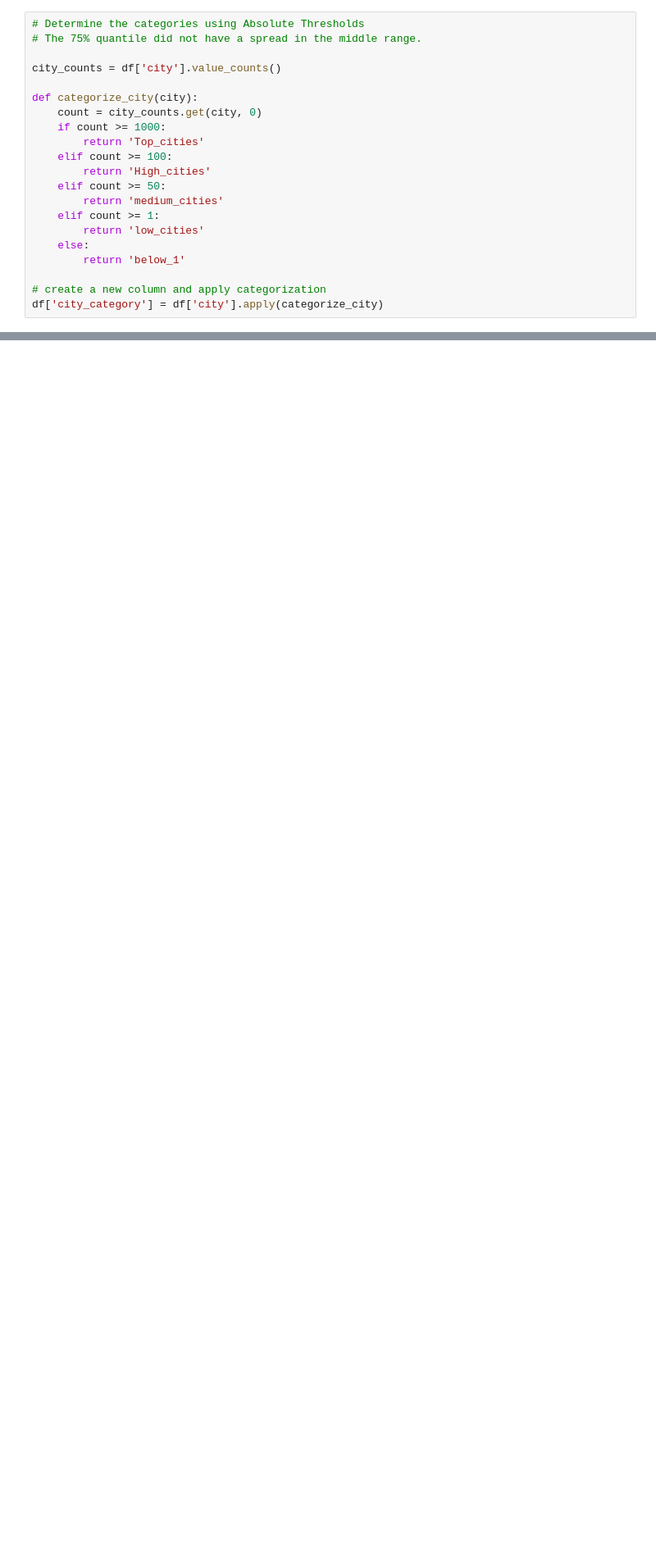
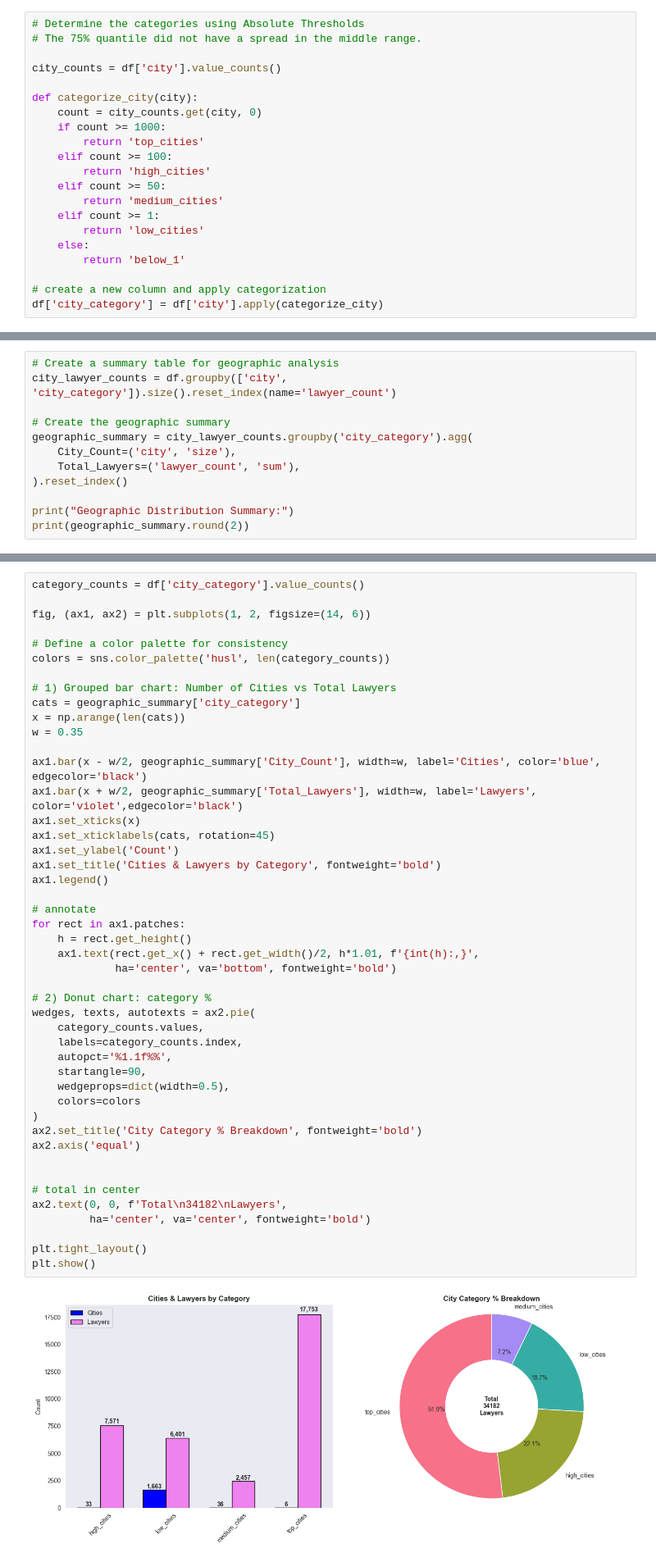
Before and after one commit to MtetoDesigns/Wbsa_cleaned_data, a Jupyter notebook: wbsa_cleaned_data.ipynb, the cells around one changed output, grey strips where cells are left out. Shown at 82% size. Drawn from its saved outputs; the diff is of its cells as text; blank space fills up the shorter version.

```diff
--- a/wbsa_cleaned_data.ipynb
+++ b/wbsa_cleaned_data.ipynb
@@ -153,9 +163,9 @@ city_counts = df['city'].value_counts()
 def categorize_city(city):
     count = city_counts.get(city, 0)
     if count >= 1000:
-        return 'Top_cities'
+        return 'top_cities'
     elif count >= 100:
-        return 'High_cities'
+        return 'high_cities'
     elif count >= 50:
         return 'medium_cities'
     elif count >= 1:
@@ -223,0 +178,12 @@ city_counts_df
+# %%
+# Create a summary table for geographic analysis
+city_lawyer_counts = df.groupby(['city', 'city_category']).size().reset_index(name='lawyer_count')
+
+# Create the geographic summary
+geographic_summary = city_lawyer_counts.groupby('city_category').agg(
+    City_Count=('city', 'size'),
+    Total_Lawyers=('lawyer_count', 'sum'),
+).reset_index()
+
+print("Geographic Distribution Summary:")
+print(geographic_summary.round(2))
@@ -223,0 +210,48 @@ city_counts_df
+# %%
+category_counts = df['city_category'].value_counts()
+
+fig, (ax1, ax2) = plt.subplots(1, 2, figsize=(14, 6))
+
+# Define a color palette for consistency
+colors = sns.color_palette('husl', len(category_counts))
+
+# 1) Grouped bar chart: Number of Cities vs Total Lawyers
+cats = geographic_summary['city_category']
+x = np.arange(len(cats))
+w = 0.35
+
+ax1.bar(x - w/2, geographic_summary['City_Count'], width=w, label='Cities', color='blue', edgecolor='black')
+ax1.bar(x + w/2, geographic_summary['Total_Lawyers'], width=w, label='Lawyers', color='violet',edgecolor='black')
+ax1.set_xticks(x)
+ax1.set_xticklabels(cats, rotation=45)
+ax1.set_ylabel('Count')
+ax1.set_title('Cities & Lawyers by Category', fontweight='bold')
+ax1.legend()
+
+# annotate
+for rect in ax1.patches:
+    h = rect.get_height()
+    ax1.text(rect.get_x() + rect.get_width()/2, h*1.01, f'{int(h):,}',
+             ha='center', va='bottom', fontweight='bold')
+
+# 2) Donut chart: category %
+wedges, texts, autotexts = ax2.pie(
+    category_counts.values,
+    labels=category_counts.index,
+    autopct='%1.1f%%',
+    startangle=90,
+    wedgeprops=dict(width=0.5),
+    colors=colors
+)
+ax2.set_title('City Category % Breakdown', fontweight='bold')
+ax2.axis('equal')
+
+
+# total in center
+ax2.text(0, 0, f'Total\n34182\nLawyers',
+         ha='center', va='center', fontweight='bold')
+
+plt.tight_layout()
+plt.show()
+# %% [output]
+[figure, added]
```
Also changed, not shown: parts of 30 cells of this notebook.
